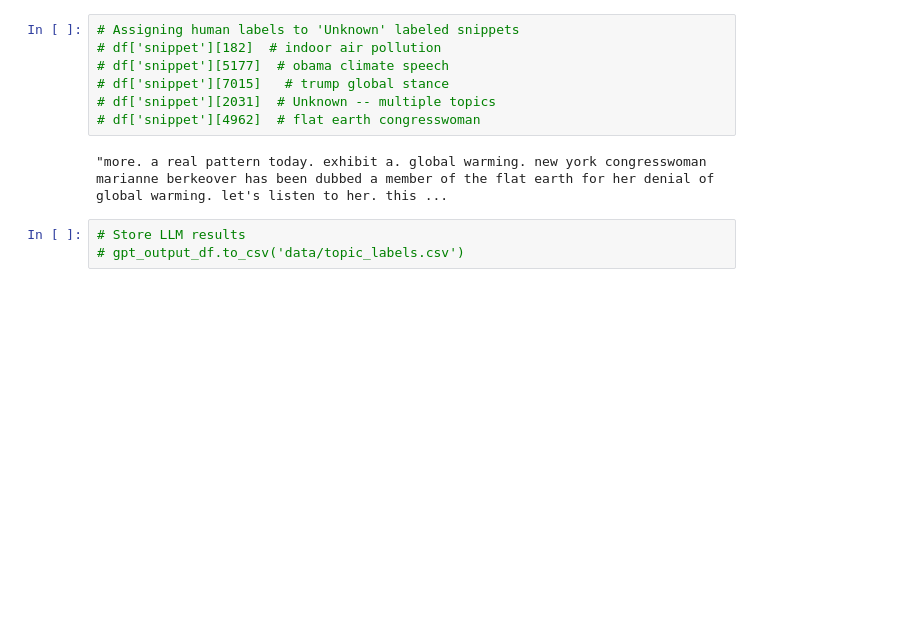
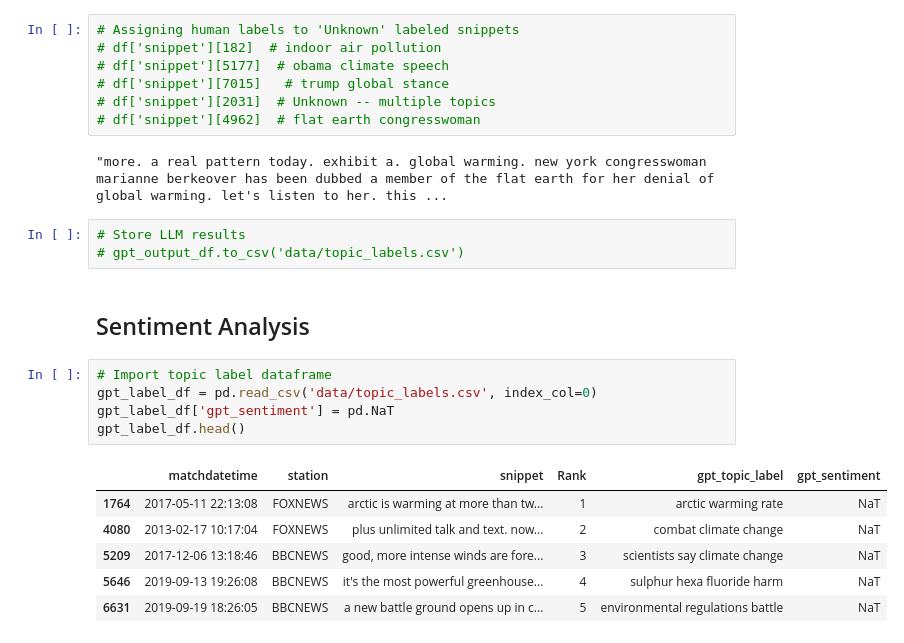
Before and after one commit to giantmagellan/climate-lang-processing, a Jupyter notebook: scripts/scripts_test.ipynb, the cells around one changed output. Cells and saved outputs as stored; diff of their text form; blank space fills up the shorter version.

```diff
--- a/scripts/scripts_test.ipynb
+++ b/scripts/scripts_test.ipynb
@@ -103,3 +105,17 @@ gpt_output_df.iloc[40:50]
 # %%
 # Store LLM results
 # gpt_output_df.to_csv('data/topic_labels.csv')
+# %% [markdown]
+## Sentiment Analysis
+# %%
+# Import topic label dataframe
+gpt_label_df = pd.read_csv('data/topic_labels.csv', index_col=0)
+gpt_label_df['gpt_sentiment'] = pd.NaT
+gpt_label_df.head()
+# %% [output]
+|  | matchdatetime | station | snippet | Rank | gpt_topic_label | gpt_sentiment |
+| 1764 | 2017-05-11 22:13:08 | FOXNEWS | arctic is warming at more than tw... | 1 | arctic warming rate | NaT |
+| 4080 | 2013-02-17 10:17:04 | FOXNEWS | plus unlimited talk and text. now... | 2 | combat climate change | NaT |
+| 5209 | 2017-12-06 13:18:46 | BBCNEWS | good, more intense winds are fore... | 3 | scientists say climate change | NaT |
+| 5646 | 2019-09-13 19:26:08 | BBCNEWS | it's the most powerful greenhouse... | 4 | sulphur hexa fluoride harm | NaT |
+| 6631 | 2019-09-19 18:26:05 | BBCNEWS | a new battle ground opens up in c... | 5 | environmental regulations battle | NaT |
```
Also changed, not shown: parts of 7 cells of this notebook, 2 other files.
